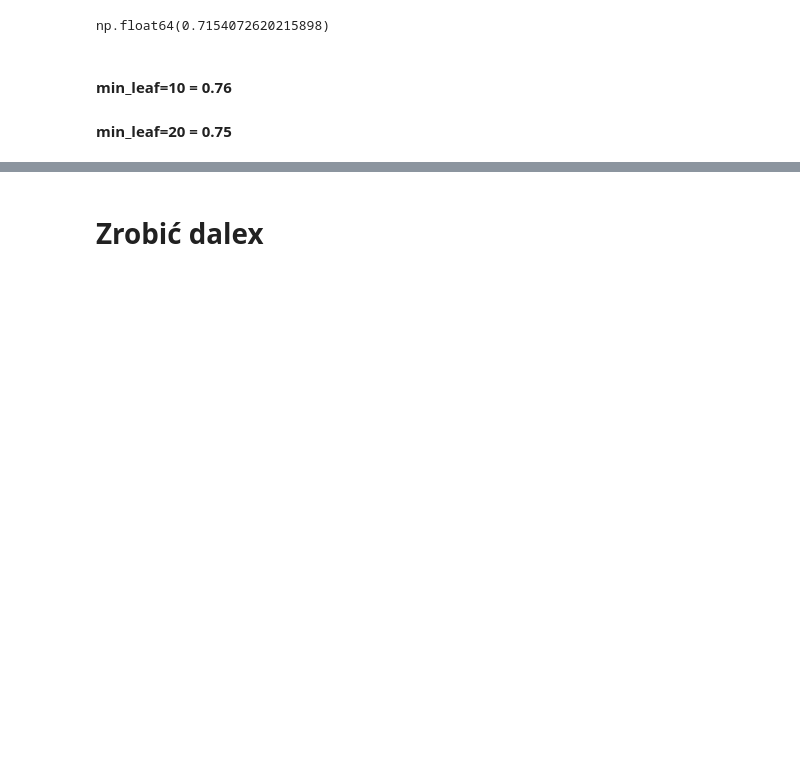
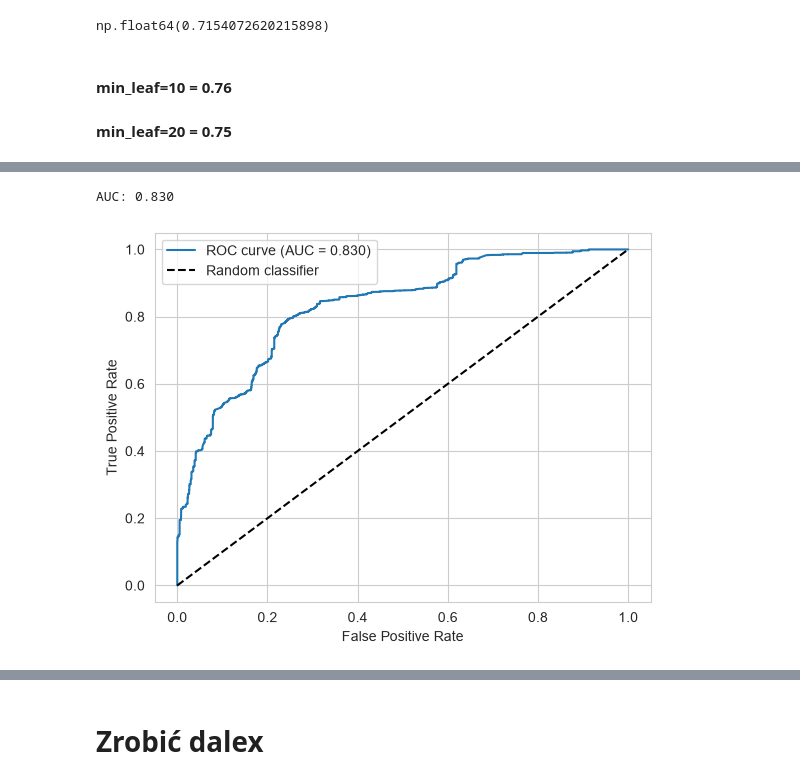
Before and after one commit to Kwietny/visco, a Jupyter notebook: rf_expert_chen.ipynb, the cells around one changed output, grey strips where cells are left out. Cells and saved outputs as stored; diff of their text form; code cells hidden in the pictures; blank space fills up the shorter version.

```diff
--- a/rf_expert_chen.ipynb
+++ b/rf_expert_chen.ipynb
@@ -478,0 +530,46 @@ Std:   0.0070
+# %%
+groups = visco[['id_surfactant1', 'id_surfactant2', 'id_additive1', 'id_additive2']].apply(tuple, axis=1)
+
+cv = StratifiedGroupKFold(n_splits=10, shuffle=True, random_state=42)
+
+categorical_features = ['type_surfactant1', 'type_surfactant2']
+numerical_features = []
+
+for column in X.columns:
+    if X[column].dtype in ('float64', 'int64'):
+        numerical_features.append(column)
+
+preprocessor = ColumnTransformer(
+    transformers=[
+        ('num', 'passthrough', numerical_features),
+        ('cat', OneHotEncoder(), categorical_features)
+    ]
+)
+
+classifier = RandomForestClassifier(
+    n_estimators=100,
+    min_samples_leaf=10,
+    min_samples_split=20
+)
+
+model = Pipeline([
+    ("preprocessor", preprocessor),
+    ("classifier", classifier)
+])
+
+y_proba = cross_val_predict(model, X, y, groups=groups, cv=cv, method='predict_proba')[:, 1]
+fpr, tpr, thresholds = roc_curve(y, y_proba)
+roc_auc = auc(fpr, tpr)
+
+print(f"AUC: {roc_auc:.3f}")
+# %% [output]
+AUC: 0.830
+# %%
+plt.plot(fpr, tpr, label=f"ROC curve (AUC = {roc_auc:.3f})")
+plt.plot([0, 1], [0, 1], "k--", label="Random classifier")
+plt.xlabel("False Positive Rate")
+plt.ylabel("True Positive Rate")
+plt.legend()
+plt.show()
+# %% [output]
+[figure, added]
```
Also changed, not shown: parts of 36 cells of this notebook.
